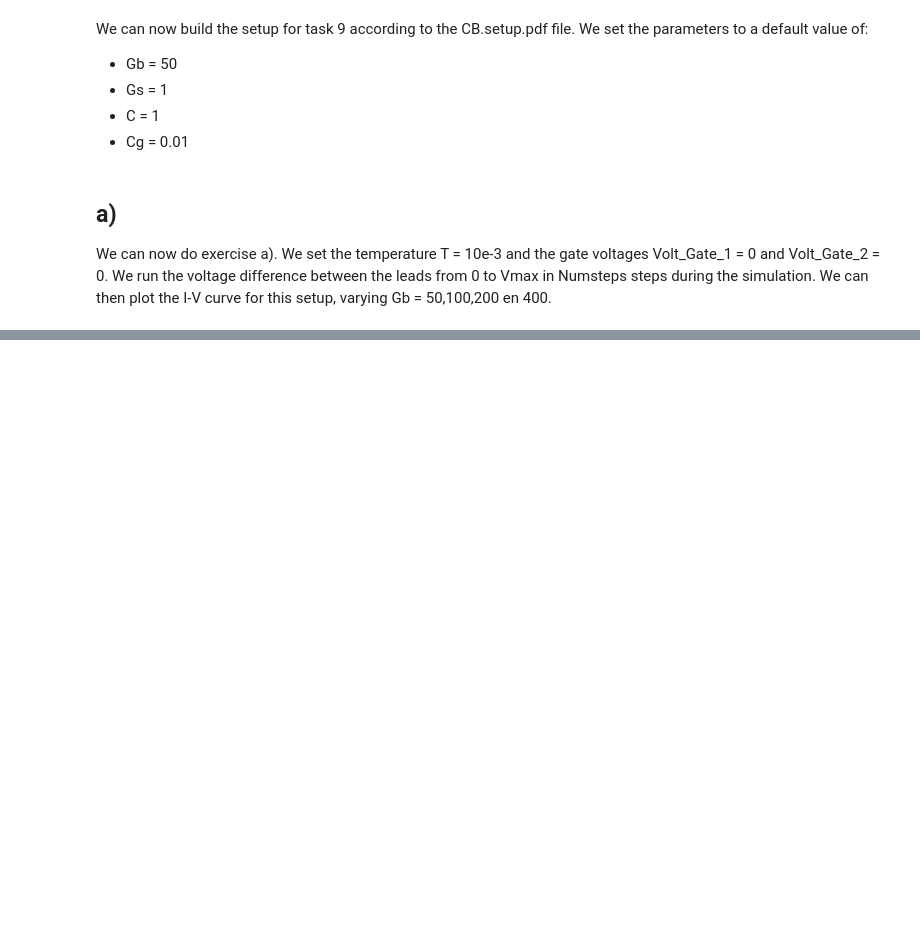
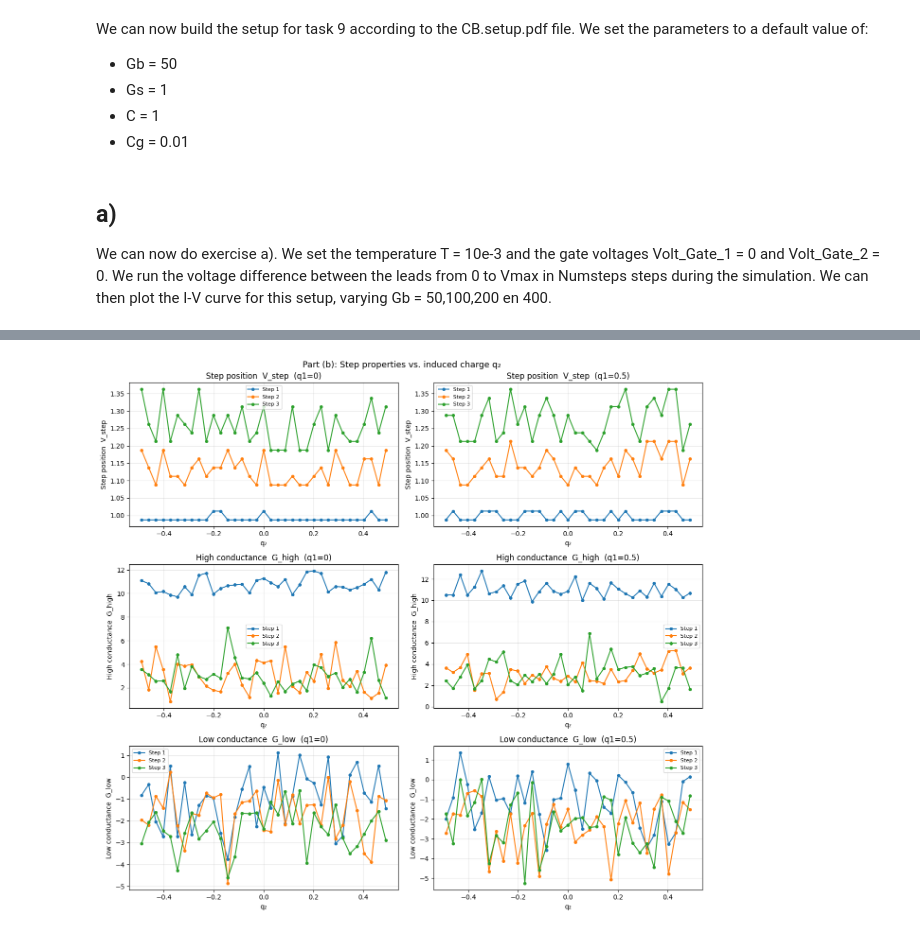
Before and after one commit to Maxim1920/Quantum_Transport, a Jupyter notebook: Coulomb blockade/Task9.ipynb, the cells around one changed output, grey strips where cells are left out. Drawn from its saved outputs; the diff is of its cells as text; code cells hidden in the pictures; blank space fills up the shorter version.

```diff
--- a/Coulomb blockade/Task9.ipynb
+++ b/Coulomb blockade/Task9.ipynb
@@ -126,0 +299,29 @@ plt.show()
+# %%
+fig, axes = plt.subplots(3, 2, figsize=(13, 12))
+step_colors = ['tab:blue', 'tab:orange', 'tab:green']
+step_labels = ['Step 1', 'Step 2', 'Step 3']
+q1_labels   = ['q1=0', 'q1=0.5']
+
+row_titles = ['Step position  V_step', 'High conductance  G_high', 'Low conductance  G_low']
+
+for col, label in enumerate(q1_labels):
+    data = results_b[label]
+    for row, prop_name in enumerate(row_titles):
+        ax = axes[row, col]
+        for s in range(3):
+            y = data[:, s, row]
+            mask = ~np.isnan(y)
+            ax.plot(q2_values[mask], y[mask],
+                    color=step_colors[s], marker='o', ms=4,
+                    label=step_labels[s])
+        ax.set_xlabel('q₂')
+        ax.set_ylabel(prop_name)
+        ax.set_title(f'{prop_name}  ({label})')
+        ax.legend(fontsize=8)
+        ax.grid(True, alpha=0.3)
+
+fig.suptitle('Part (b): Step properties vs. induced charge q₂', fontsize=13)
+plt.tight_layout()
+plt.show()
+# %% [output]
+[figure, added]
```
Also changed, not shown: parts of 11 cells of this notebook.
